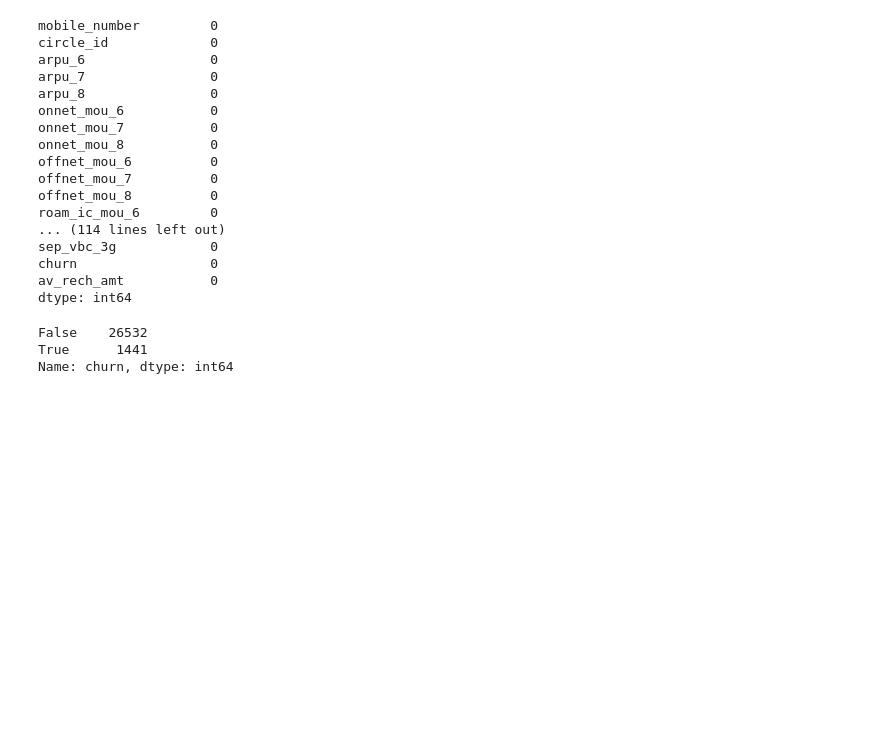
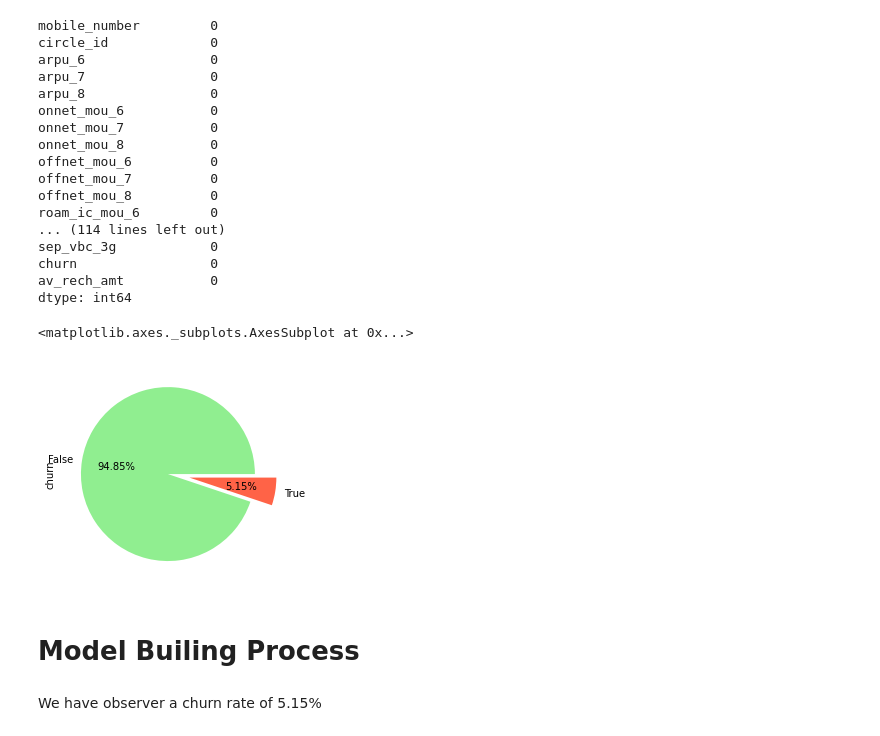
Before and after one commit to hashtaghacker/telecom_churn_pca, a Jupyter notebook: telecom.ipynb, the cells around one changed output. Drawn from its saved outputs; the diff is of its cells as text; code cells hidden in the pictures; blank space fills up the shorter version.

Commit message:
Adds EDA Adds Medium Compute for Null values

```diff
--- a/telecom.ipynb
+++ b/telecom.ipynb
@@ -157,8 +198,19 @@ plt.show()
 # %% [output]
 [figure]
 # %%
-#dropping cols
-telecom = telecom.drop(['date_of_last_rech_data_6', 'total_rech_data_6', 'max_rech_data_6', 'count_rech_2g_6', 'count_rech_3g_6', 'av_rech_amt_data_6', 'arpu_3g_6', 'arpu_2g_6', 'night_pck_user_6', 'fb_user_6','date_of_last_rech_data_7', 'total_rech_data_7', 'max_rech_data_7', 'count_rech_2g_7', 'count_rech_3g_7', 'av_rech_amt_data_7', 'arpu_3g_7', 'arpu_2g_7', 'night_pck_user_7', 'fb_user_7','date_of_last_rech_data_8', 'total_rech_data_8', 'max_rech_data_8', 'count_rech_2g_8', 'count_rech_3g_8', 'av_rech_amt_data_8', 'arpu_3g_8', 'arpu_2g_8', 'night_pck_user_8', 'fb_user_8'], axis=1)
+#dropping cols which are showing zero variance
+telecom = telecom.drop(['date_of_last_rech_data_6', 'total_rech_data_6',
+                        'max_rech_data_6', 'count_rech_2g_6',
+                        'count_rech_3g_6', 'av_rech_amt_data_6',
+                        'arpu_3g_6', 'arpu_2g_6', 'night_pck_user_6',
+                        'fb_user_6','date_of_last_rech_data_7',
+                        'total_rech_data_7', 'max_rech_data_7',
+                        'count_rech_2g_7', 'count_rech_3g_7',
+                        'av_rech_amt_data_7', 'arpu_3g_7', 'arpu_2g_7',
+                        'night_pck_user_7', 'fb_user_7','date_of_last_rech_data_8',
+                        'total_rech_data_8', 'max_rech_data_8', 'count_rech_2g_8',
+                        'count_rech_3g_8', 'av_rech_amt_data_8', 'arpu_3g_8',
+                        'arpu_2g_8', 'night_pck_user_8', 'fb_user_8'], axis=1)
 # %%
 plt.figure(figsize=(15,10))
 sns.heatmap(telecom.isnull(), yticklabels=False, cbar=False, cmap='viridis')
@@ -181,7 +233,13 @@ telecom.describe(percentiles=[0.01, 0.1, 0.5, 0.75, 0.9, 0.99])
 | 99% | 7.002387e+09 | 109.0 | 0.0 | 0.0 | 0.0 | 1954.102130 | 1976.580210 | 1948.529950 | ... |
 | max | 7.002411e+09 | 109.0 | 0.0 | 0.0 | 0.0 | 27731.088000 | 35145.834000 | 33543.624000 | ... |
 # %%
-telecom = telecom.drop(['loc_og_t2o_mou', 'std_og_t2o_mou', 'loc_ic_t2o_mou', 'std_og_t2c_mou_6', 'std_og_t2c_mou_7', 'std_og_t2c_mou_8', 'std_ic_t2o_mou_6', 'std_ic_t2o_mou_7', 'std_ic_t2o_mou_8', 'last_date_of_month_6', 'last_date_of_month_7', 'last_date_of_month_8', 'date_of_last_rech_6', 'date_of_last_rech_7', 'date_of_last_rech_8'], axis=1)
+# Dropping columns which are having constant values
+telecom = telecom.drop(['loc_og_t2o_mou', 'std_og_t2o_mou', 'loc_ic_t2o_mou',
+                        'std_og_t2c_mou_6', 'std_og_t2c_mou_7', 'std_og_t2c_mou_8',
+                        'std_ic_t2o_mou_6', 'std_ic_t2o_mou_7', 'std_ic_t2o_mou_8',
+                        'last_date_of_month_6', 'last_date_of_month_7',
+                        'last_date_of_month_8', 'date_of_last_rech_6',
+                        'date_of_last_rech_7', 'date_of_last_rech_8'], axis=1)
 telecom.shape
 # %% [output]
 (29944, 129)
@@ -245,9 +319,11 @@ sep_vbc_3g            0
 churn                 0
 av_rech_amt           0
 dtype: int64
-# %%
-telecom.churn.value_counts()
-# %% [output]
-False    26532
-True      1441
-Name: churn, dtype: int64
+# %%
+# Plotting the Churn vs Non Chrun customers
+telecom['churn'].value_counts().plot.pie(explode=[0,0.25],
+                                         autopct='%1.2f%%',
+                                         colors= ["#90EE90", "#FF6347"],)
+# %% [output]
+<matplotlib.axes._subplots.AxesSubplot at 0x...>
+[figure, added]
@@ -254 +332,3 @@ Name: churn, dtype: int64
+# %% [markdown]
+# Model Builing Process
 # %%
@@ -267 +352,3 @@ from sklearn import metrics
+# %% [markdown]
+We have observer a churn rate of 5.15%
 # %%
```
Also changed, not shown: parts of 24 cells of this notebook.
